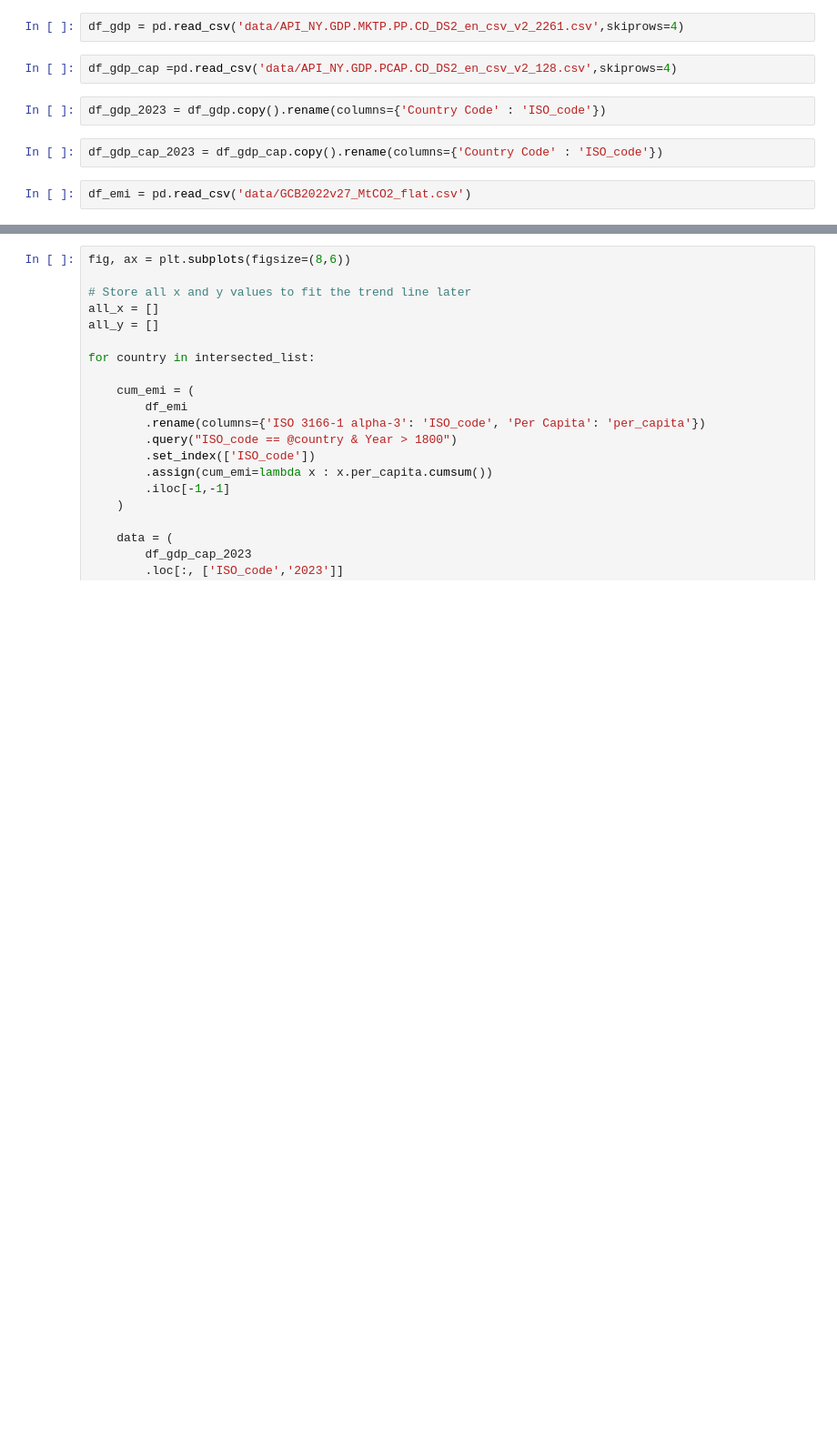
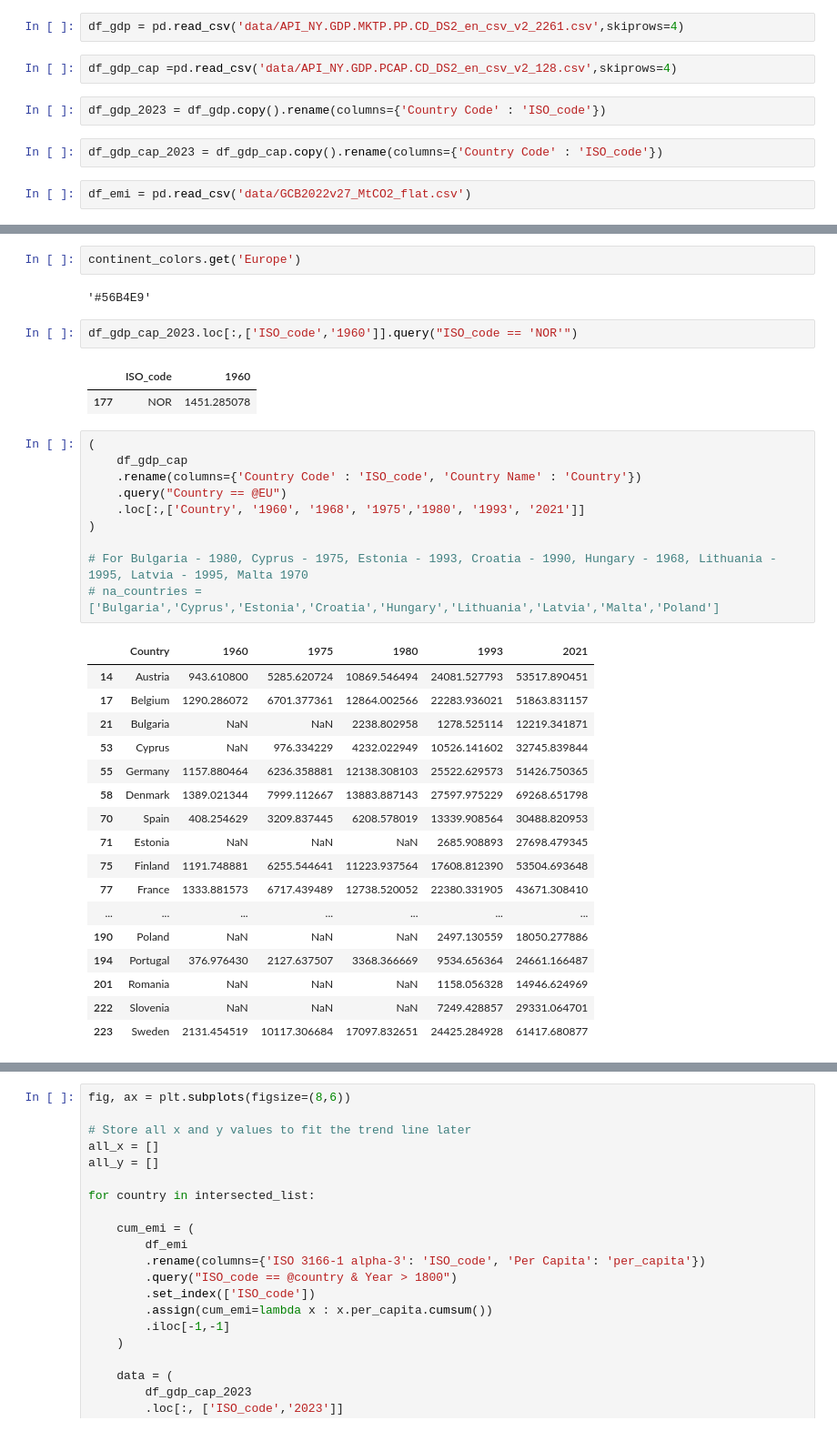
Before and after one commit to OskarVagero/thesis, a Jupyter notebook: scripts/climate_change_figures.ipynb, the cells around one changed output, grey strips where cells are left out. Shown at 91% size. Cells and saved outputs as stored; diff of their text form; blank space fills up the shorter version.

```diff
--- a/scripts/climate_change_figures.ipynb
+++ b/scripts/climate_change_figures.ipynb
@@ -181,0 +235,37 @@ plt.savefig('figures/pc_emissions_GDP_pc.pdf',bbox_inches='tight')
+# %%
+continent_colors.get('Europe')
+# %% [output]
+'#56B4E9'
+# %%
+df_gdp_cap_2023.loc[:,['ISO_code','1960']].query("ISO_code == 'NOR'")
+# %% [output]
+|  | ISO_code | 1960 |
+| 177 | NOR | 1451.285078 |
+# %%
+(
+    df_gdp_cap
+    .rename(columns={'Country Code' : 'ISO_code', 'Country Name' : 'Country'})
+    .query("Country == @EU")
+    .loc[:,['Country', '1960', '1968', '1975','1980', '1993', '2021']]
+)
+
+# For Bulgaria - 1980, Cyprus - 1975, Estonia - 1993, Croatia - 1990, Hungary - 1968, Lithuania - 1995, Latvia - 1995, Malta 1970
+# na_countries = ['Bulgaria','Cyprus','Estonia','Croatia','Hungary','Lithuania','Latvia','Malta','Poland']
+# %% [output]
+|  | Country | 1960 | 1975 | 1980 | 1993 | 2021 |
+| 14 | Austria | 943.610800 | 5285.620724 | 10869.546494 | 24081.527793 | 53517.890451 |
+| 17 | Belgium | 1290.286072 | 6701.377361 | 12864.002566 | 22283.936021 | 51863.831157 |
+| 21 | Bulgaria | NaN | NaN | 2238.802958 | 1278.525114 | 12219.341871 |
+| 53 | Cyprus | NaN | 976.334229 | 4232.022949 | 10526.141602 | 32745.839844 |
+| 55 | Germany | 1157.880464 | 6236.358881 | 12138.308103 | 25522.629573 | 51426.750365 |
+| 58 | Denmark | 1389.021344 | 7999.112667 | 13883.887143 | 27597.975229 | 69268.651798 |
+| 70 | Spain | 408.254629 | 3209.837445 | 6208.578019 | 13339.908564 | 30488.820953 |
+| 71 | Estonia | NaN | NaN | NaN | 2685.908893 | 27698.479345 |
+| 75 | Finland | 1191.748881 | 6255.544641 | 11223.937564 | 17608.812390 | 53504.693648 |
+| 77 | France | 1333.881573 | 6717.439489 | 12738.520052 | 22380.331905 | 43671.308410 |
+| ... | ... | ... | ... | ... | ... | ... |
+| 190 | Poland | NaN | NaN | NaN | 2497.130559 | 18050.277886 |
+| 194 | Portugal | 376.976430 | 2127.637507 | 3368.366669 | 9534.656364 | 24661.166487 |
+| 201 | Romania | NaN | NaN | NaN | 1158.056328 | 14946.624969 |
+| 222 | Slovenia | NaN | NaN | NaN | 7249.428857 | 29331.064701 |
+| 223 | Sweden | 2131.454519 | 10117.306684 | 17097.832651 | 24425.284928 | 61417.680877 |
```
Also changed, not shown: parts of 27 cells of this notebook.
